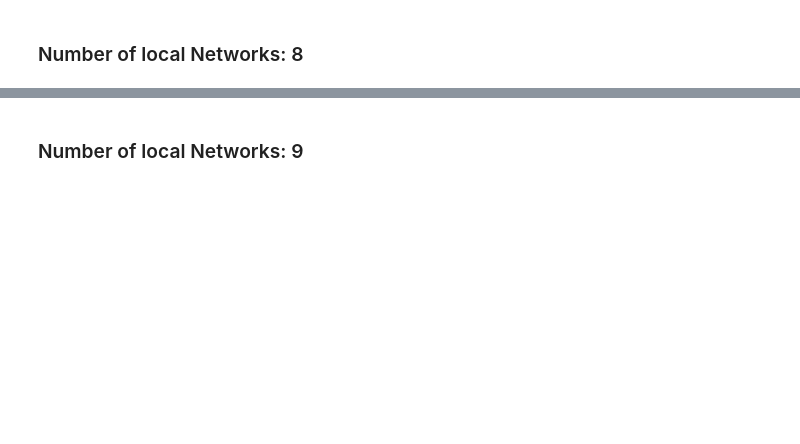
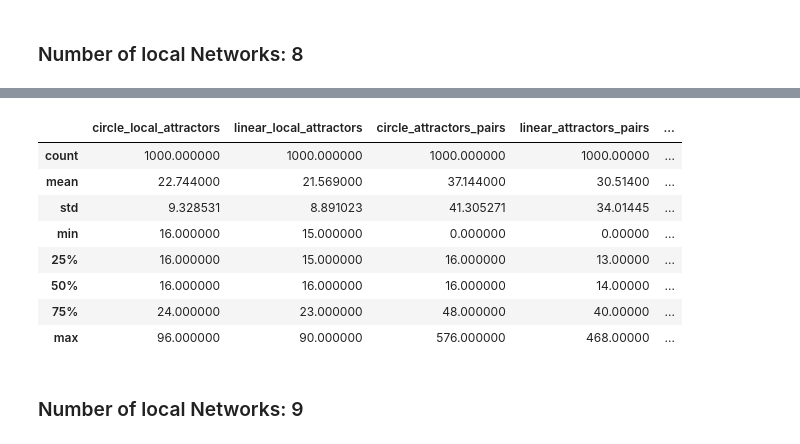
Before and after one commit to crptcusco/cbnetwork, a Jupyter notebook: experiments/structural/3_linear_circle/exp5_aleatory_linear_circle.ipynb, the cells around one changed output, grey strips where cells are left out. Cells and saved outputs as stored; diff of their text form; code cells hidden in the pictures; blank space fills up the shorter version.

```diff
--- a/experiments/structural/3_linear_circle/exp5_aleatory_linear_circle.ipynb
+++ b/experiments/structural/3_linear_circle/exp5_aleatory_linear_circle.ipynb
@@ -293,3 +339,30 @@ for key in df_local_networks_8.keys()[-6:-3]:
+# %%
+# Filtrar el DataFrame para v_topology=3 y v_topology=4
+df_topology_4 = df_local_networks_8[df_local_networks_8['v_topology'] == 4].set_index(['n_local_networks', 'i_sample'])
+df_topology_3 = df_local_networks_8[df_local_networks_8['v_topology'] == 3].set_index(['n_local_networks', 'i_sample'])
+
+# Realizar la resta y crear una nueva columna
+df_resume = pd.DataFrame({
+    'i_index': df_topology_3.index,
+    'circle_local_attractors' : df_topology_3['n_local_attractors'],
+    'linear_local_attractors' : df_topology_4['n_local_attractors'],
+    'circle_attractors_pairs' : df_topology_3['n_pair_attractors'],
+    'linear_attractors_pairs' : df_topology_4['n_pair_attractors'],
+    'circle_attractors_fields' : df_topology_3['n_attractor_fields'],
+    'linear_attractors_fields' : df_topology_4['n_attractor_fields']
+    })
+df_resume = df_resume.replace([np.inf, -np.inf], np.nan).dropna()
+df_resume.describe()
+# %% [output]
+|  | circle_local_attractors | linear_local_attractors | circle_attractors_pairs | linear_attractors_pairs | ... |
+| count | 1000.000000 | 1000.000000 | 1000.000000 | 1000.00000 | ... |
+| mean | 22.744000 | 21.569000 | 37.144000 | 30.51400 | ... |
+| std | 9.328531 | 8.891023 | 41.305271 | 34.01445 | ... |
+| min | 16.000000 | 15.000000 | 0.000000 | 0.00000 | ... |
+| 25% | 16.000000 | 15.000000 | 16.000000 | 13.00000 | ... |
+| 50% | 16.000000 | 16.000000 | 16.000000 | 14.00000 | ... |
+| 75% | 24.000000 | 23.000000 | 48.000000 | 40.00000 | ... |
+| max | 96.000000 | 90.000000 | 576.000000 | 468.00000 | ... |
 # %% [markdown]
 ### Number of local Networks: 9
 # %%
```
Also changed, not shown: parts of 27 cells of this notebook, 1 other file.
